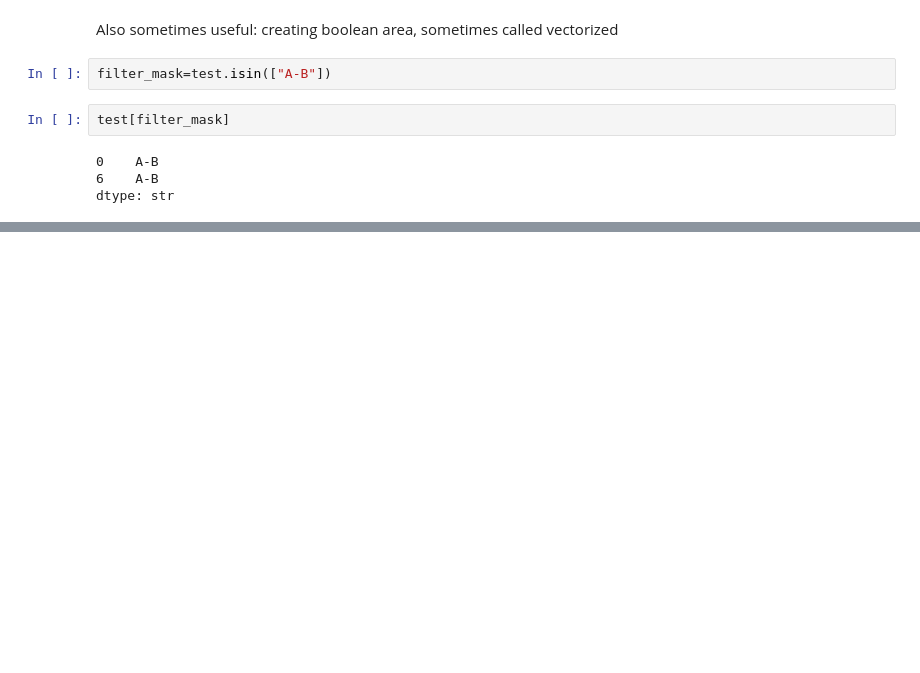
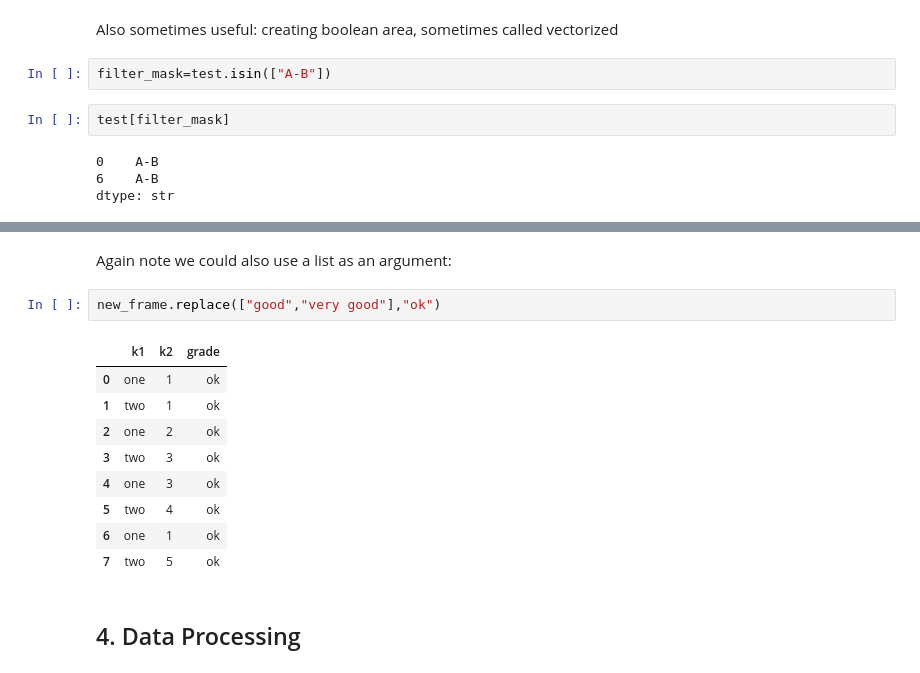
Before and after one commit to NiklasGoettel/Quarto_Website, a Jupyter notebook: pandas.ipynb, the cells around one changed output, grey strips where cells are left out. Drawn from its saved outputs; the diff is of its cells as text; blank space fills up the shorter version.

```diff
--- a/pandas.ipynb
+++ b/pandas.ipynb
@@ -668,0 +805,16 @@ dtype: str
+# %% [markdown]
+Again note we could also use a list as an argument:
+# %%
+new_frame.replace(["good","very good"],"ok")
+# %% [output]
+|  | k1 | k2 | grade |
+| 0 | one | 1 | ok |
+| 1 | two | 1 | ok |
+| 2 | one | 2 | ok |
+| 3 | two | 3 | ok |
+| 4 | one | 3 | ok |
+| 5 | two | 4 | ok |
+| 6 | one | 1 | ok |
+| 7 | two | 5 | ok |
+# %% [markdown]
+## 4. Data Processing
```
Also changed, not shown: parts of 40 cells of this notebook, 16 other files.
